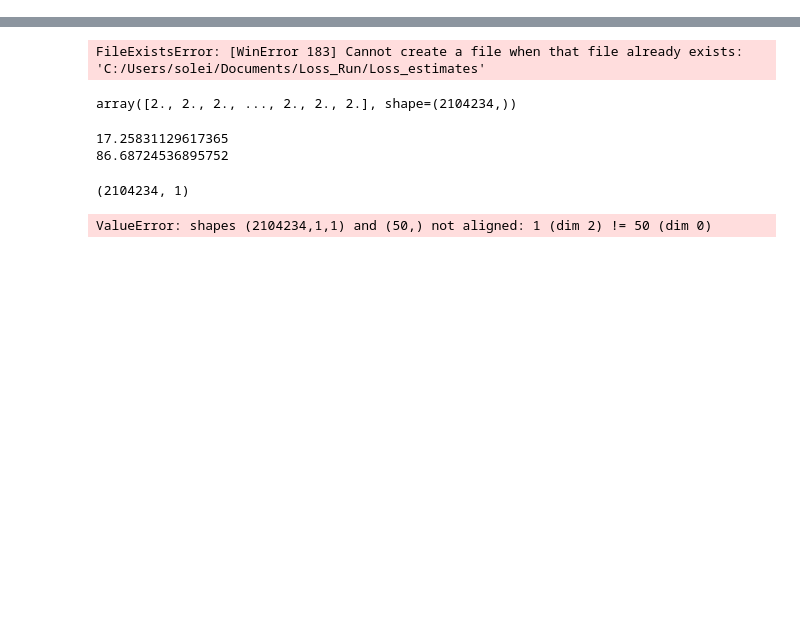
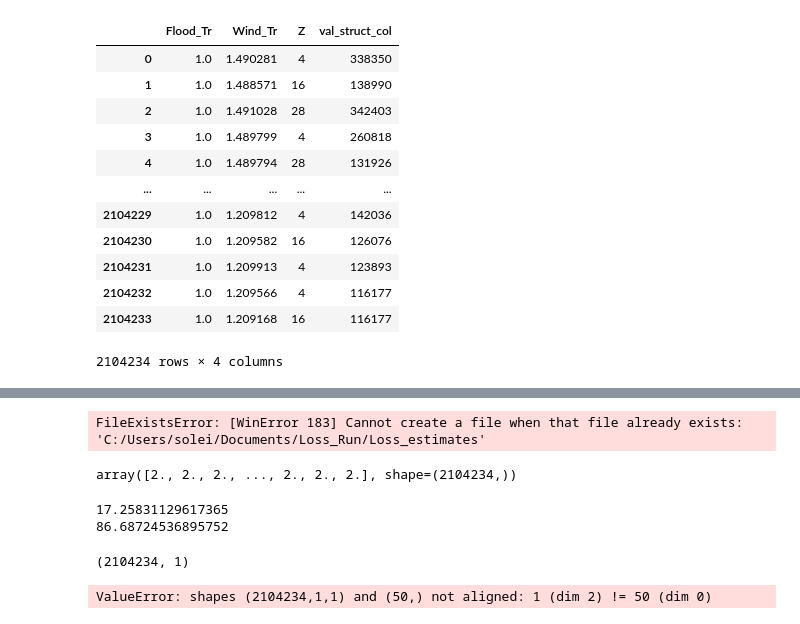
Before and after one commit to CHEER-Hub/Inventory-Loss-link, a Jupyter notebook: Run_loss.ipynb, the cells around one changed output, grey strips where cells are left out. Drawn from its saved outputs; the diff is of its cells as text; code cells hidden in the pictures; blank space fills up the shorter version.

```diff
--- a/Run_loss.ipynb
+++ b/Run_loss.ipynb
@@ -28,4 +25,6 @@ Inventory-level are stored at:   C:/Users/solei/Documents/Loss_Run/Loss_estimate
 zone-level are stored at:        C:/Users/solei/Documents/Loss_Run/Loss_estimates\TC_Wise\Inventory\NC_Inventory_v1_AI_Imputed\Zones\leaphi_zones_20230920
 # %%
 self=Loss
-self.mk_dir(os.path.join(cwd,'Loss_estimates'))
+cwd_haz='TC_Wise'
+cwd_inv='NC_Inventory_v1_AI_Imputed'
+zone='leaphi_zones_20230920'
@@ -31,0 +134,16 @@ self.mk_dir(os.path.join(cwd,'Loss_estimates'))
+# %%
+pd.read_parquet(os.path.join(Inv_dir,L[2]))
+# %% [output]
+|  | Flood_Tr | Wind_Tr | Z | val_struct_col |
+| 0 | 1.0 | 1.490281 | 4 | 338350 |
+| 1 | 1.0 | 1.488571 | 16 | 138990 |
+| 2 | 1.0 | 1.491028 | 28 | 342403 |
+| 3 | 1.0 | 1.489799 | 4 | 260818 |
+| 4 | 1.0 | 1.489794 | 28 | 131926 |
+| ... | ... | ... | ... | ... |
+| 2104229 | 1.0 | 1.209812 | 4 | 142036 |
+| 2104230 | 1.0 | 1.209582 | 16 | 126076 |
+| 2104231 | 1.0 | 1.209913 | 4 | 123893 |
+| 2104232 | 1.0 | 1.209566 | 4 | 116177 |
+| 2104233 | 1.0 | 1.209168 | 16 | 116177 |
+2104234 rows × 4 columns
```
Also changed, not shown: parts of 4 cells of this notebook, 1 other file.
